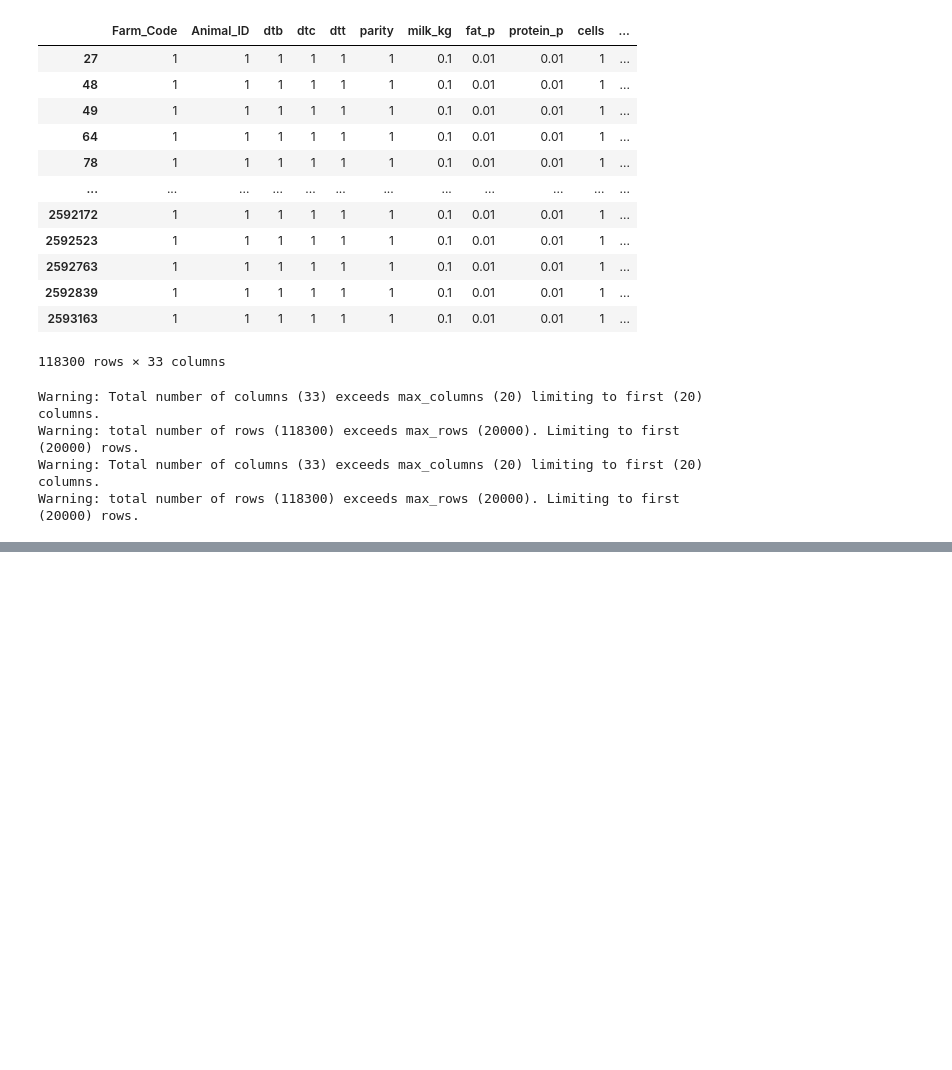
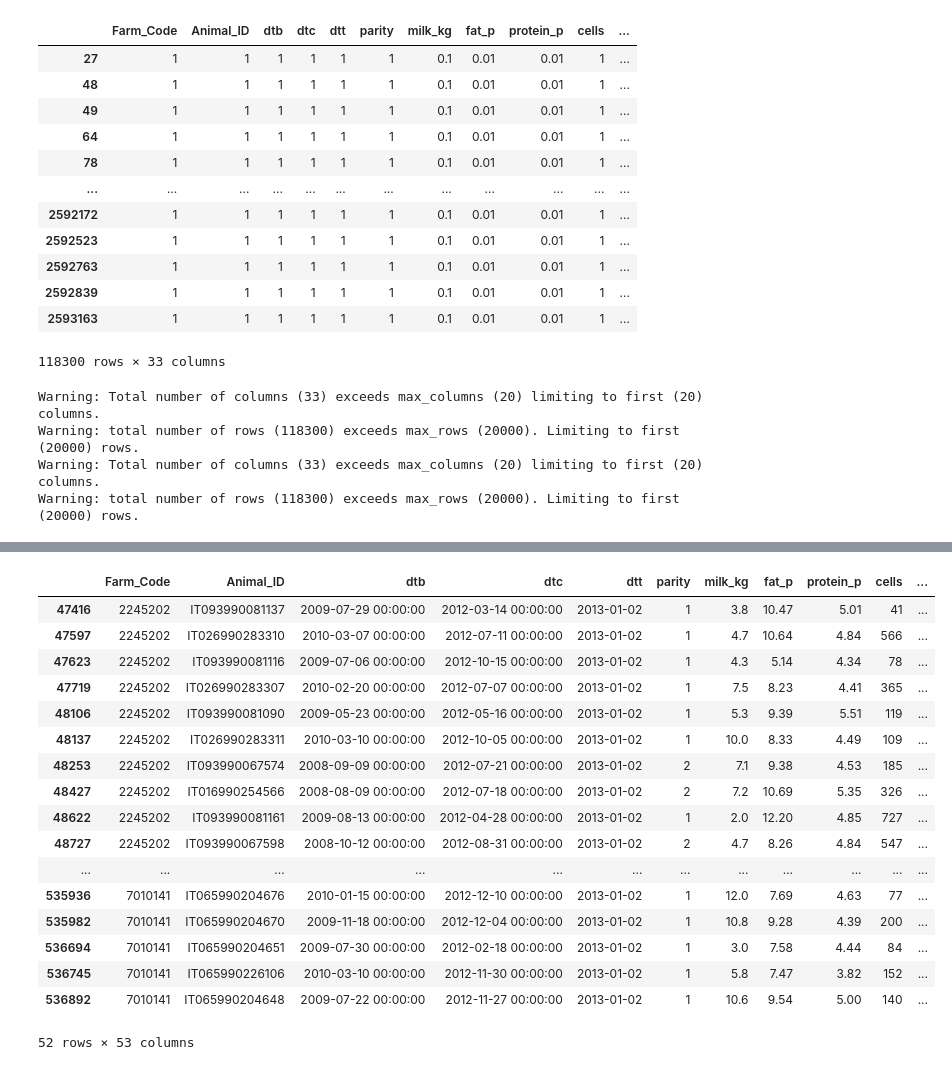
Before and after one commit to smsag99/Thesis, a Jupyter notebook: codes/FeatureEng.ipynb, the cells around one changed output, grey strips where cells are left out. Cells and saved outputs as stored; diff of their text form; code cells hidden in the pictures; blank space fills up the shorter version.

```diff
--- a/codes/FeatureEng.ipynb
+++ b/codes/FeatureEng.ipynb
@@ -5,2 +5,3 @@
 # %%
-path = '/content/drive/MyDrive/Thesis_Data/'
+# path = '/content/drive/MyDrive/Thesis_Data/'
+path = '../Thesis_Data/'
@@ -673,0 +725,2 @@ Warning: total number of rows (118300) exceeds max_rows (20000). Limiting to fir
+# %%
+df_merged = pd.read_csv(path+ 'Final_Data/Final_Merged_Data.csv')
@@ -673,0 +743,21 @@ Warning: total number of rows (118300) exceeds max_rows (20000). Limiting to fir
+# %%
+df_merged[df_merged['THI_2_avg_lag3'].isna()]
+# %% [output]
+|  | Farm_Code | Animal_ID | dtb | dtc | dtt | parity | milk_kg | fat_p | protein_p | cells | ... |
+| 47416 | 2245202 | IT093990081137 | 2009-07-29 00:00:00 | 2012-03-14 00:00:00 | 2013-01-02 | 1 | 3.8 | 10.47 | 5.01 | 41 | ... |
+| 47597 | 2245202 | IT026990283310 | 2010-03-07 00:00:00 | 2012-07-11 00:00:00 | 2013-01-02 | 1 | 4.7 | 10.64 | 4.84 | 566 | ... |
+| 47623 | 2245202 | IT093990081116 | 2009-07-06 00:00:00 | 2012-10-15 00:00:00 | 2013-01-02 | 1 | 4.3 | 5.14 | 4.34 | 78 | ... |
+| 47719 | 2245202 | IT026990283307 | 2010-02-20 00:00:00 | 2012-07-07 00:00:00 | 2013-01-02 | 1 | 7.5 | 8.23 | 4.41 | 365 | ... |
+| 48106 | 2245202 | IT093990081090 | 2009-05-23 00:00:00 | 2012-05-16 00:00:00 | 2013-01-02 | 1 | 5.3 | 9.39 | 5.51 | 119 | ... |
+| 48137 | 2245202 | IT026990283311 | 2010-03-10 00:00:00 | 2012-10-05 00:00:00 | 2013-01-02 | 1 | 10.0 | 8.33 | 4.49 | 109 | ... |
+| 48253 | 2245202 | IT093990067574 | 2008-09-09 00:00:00 | 2012-07-21 00:00:00 | 2013-01-02 | 2 | 7.1 | 9.38 | 4.53 | 185 | ... |
+| 48427 | 2245202 | IT016990254566 | 2008-08-09 00:00:00 | 2012-07-18 00:00:00 | 2013-01-02 | 2 | 7.2 | 10.69 | 5.35 | 326 | ... |
+| 48622 | 2245202 | IT093990081161 | 2009-08-13 00:00:00 | 2012-04-28 00:00:00 | 2013-01-02 | 1 | 2.0 | 12.20 | 4.85 | 727 | ... |
+| 48727 | 2245202 | IT093990067598 | 2008-10-12 00:00:00 | 2012-08-31 00:00:00 | 2013-01-02 | 2 | 4.7 | 8.26 | 4.84 | 547 | ... |
+| ... | ... | ... | ... | ... | ... | ... | ... | ... | ... | ... | ... |
+| 535936 | 7010141 | IT065990204676 | 2010-01-15 00:00:00 | 2012-12-10 00:00:00 | 2013-01-02 | 1 | 12.0 | 7.69 | 4.63 | 77 | ... |
+| 535982 | 7010141 | IT065990204670 | 2009-11-18 00:00:00 | 2012-12-04 00:00:00 | 2013-01-02 | 1 | 10.8 | 9.28 | 4.39 | 200 | ... |
+| 536694 | 7010141 | IT065990204651 | 2009-07-30 00:00:00 | 2012-02-18 00:00:00 | 2013-01-02 | 1 | 3.0 | 7.58 | 4.44 | 84 | ... |
+| 536745 | 7010141 | IT065990226106 | 2010-03-10 00:00:00 | 2012-11-30 00:00:00 | 2013-01-02 | 1 | 5.8 | 7.47 | 3.82 | 152 | ... |
+| 536892 | 7010141 | IT065990204648 | 2009-07-22 00:00:00 | 2012-11-27 00:00:00 | 2013-01-02 | 1 | 10.6 | 9.54 | 5.00 | 140 | ... |
+52 rows × 53 columns
```
Also changed, not shown: parts of 26 cells of this notebook.
